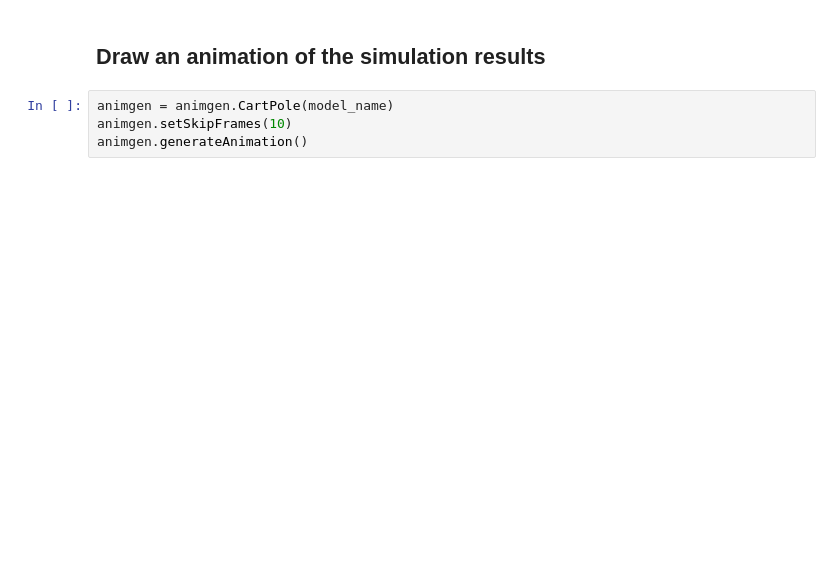
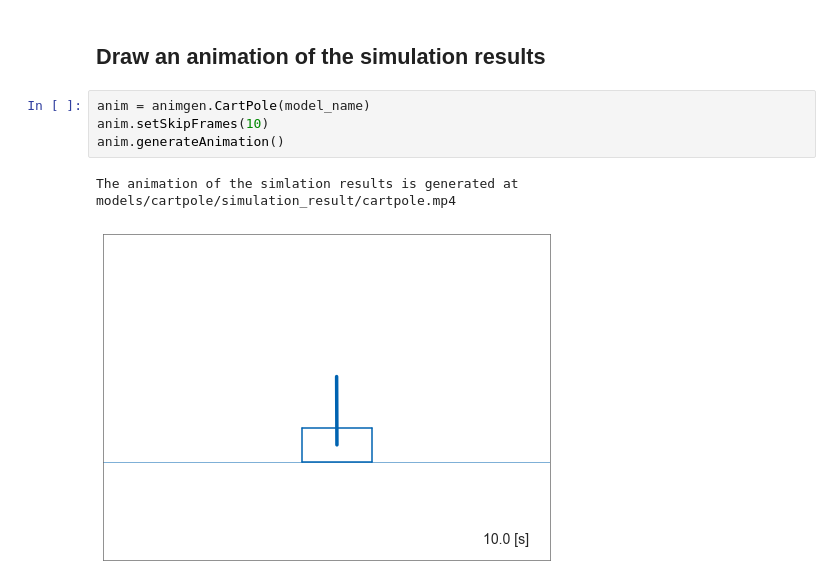
Before and after one commit to ohtsukalab/autogenu-jupyter, a Jupyter notebook: cartpole.ipynb, the cells around one changed output. Cells and saved outputs as stored; diff of their text form; blank space fills up the shorter version.

```diff
--- a/cartpole.ipynb
+++ b/cartpole.ipynb
@@ -241,6 +262,9 @@ plot.savePlots()
 # %% [markdown]
 ## Draw an animation of the simulation results
 # %%
-animgen = animgen.CartPole(model_name)
-animgen.setSkipFrames(10)
-animgen.generateAnimation()
+anim = animgen.CartPole(model_name)
+anim.setSkipFrames(10)
+anim.generateAnimation()
+# %% [output]
+The animation of the simlation results is generated at models/cartpole/simulation_result/cartpole.mp4
+[figure, added]
```
Also changed, not shown: parts of 2 cells of this notebook, 4 other files.
